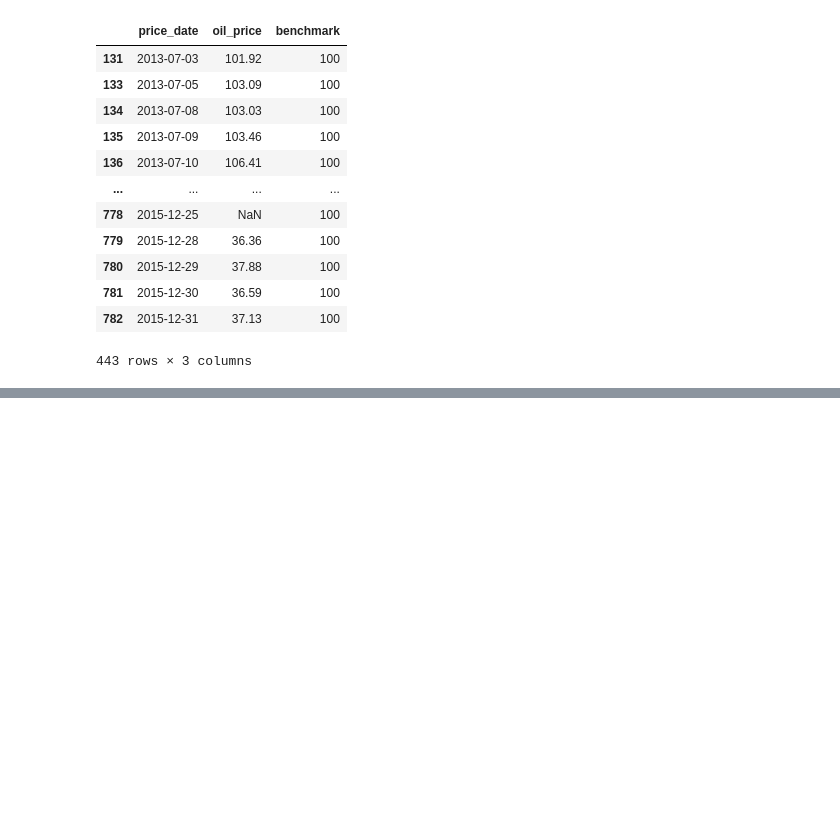
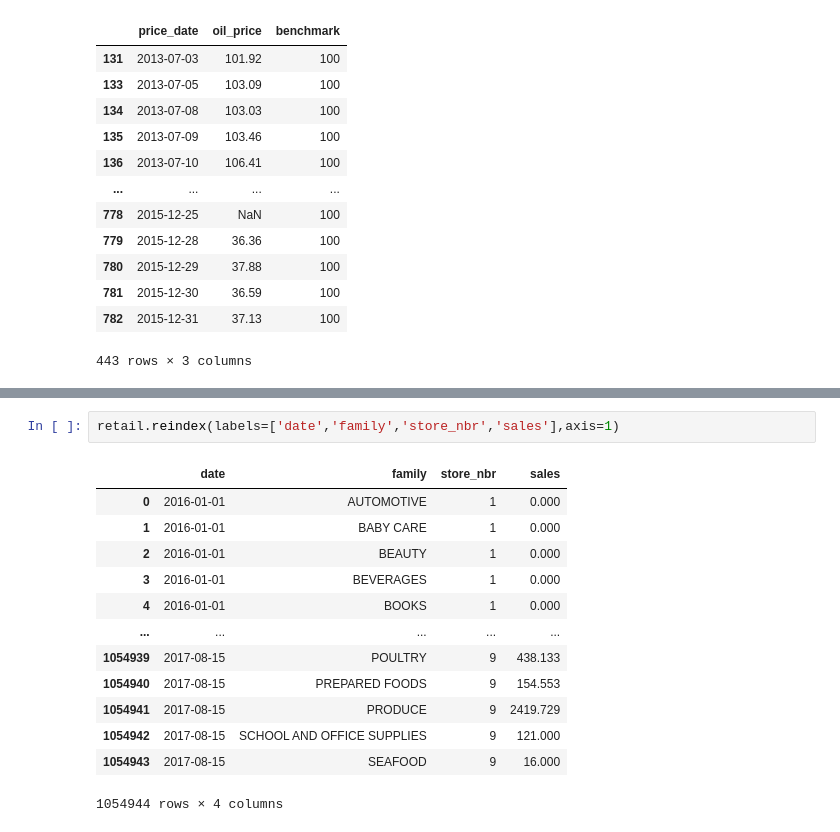
Before and after one commit to maciejsss/data-analysis-pandas, a Jupyter notebook: dataframes.ipynb, the cells around one changed output, grey strips where cells are left out. Cells and saved outputs as stored; diff of their text form; blank space fills up the shorter version.

Commit message:
sorting & reindexing dataframes

```diff
--- a/dataframes.ipynb
+++ b/dataframes.ipynb
@@ -883,0 +970,16 @@ oil.query("oil_price > benchmark or price_date.dt.year == 2015")
+# %%
+retail.reindex(labels=['date','family','store_nbr','sales'],axis=1)
+# %% [output]
+|  | date | family | store_nbr | sales |
+| 0 | 2016-01-01 | AUTOMOTIVE | 1 | 0.000 |
+| 1 | 2016-01-01 | BABY CARE | 1 | 0.000 |
+| 2 | 2016-01-01 | BEAUTY | 1 | 0.000 |
+| 3 | 2016-01-01 | BEVERAGES | 1 | 0.000 |
+| 4 | 2016-01-01 | BOOKS | 1 | 0.000 |
+| ... | ... | ... | ... | ... |
+| 1054939 | 2017-08-15 | POULTRY | 9 | 438.133 |
+| 1054940 | 2017-08-15 | PREPARED FOODS | 9 | 154.553 |
+| 1054941 | 2017-08-15 | PRODUCE | 9 | 2419.729 |
+| 1054942 | 2017-08-15 | SCHOOL AND OFFICE SUPPLIES | 9 | 121.000 |
+| 1054943 | 2017-08-15 | SEAFOOD | 9 | 16.000 |
+1054944 rows × 4 columns
```
Also changed, not shown: parts of 12 cells of this notebook, 1 other file.
